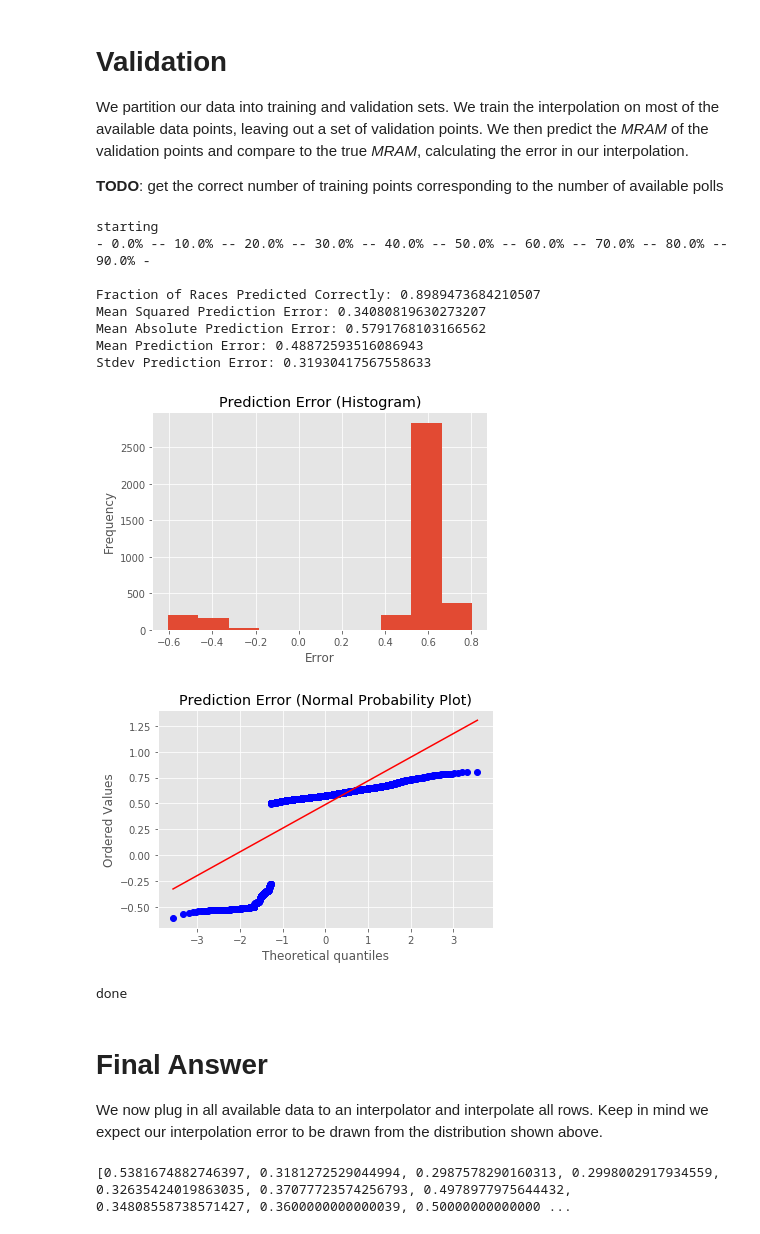
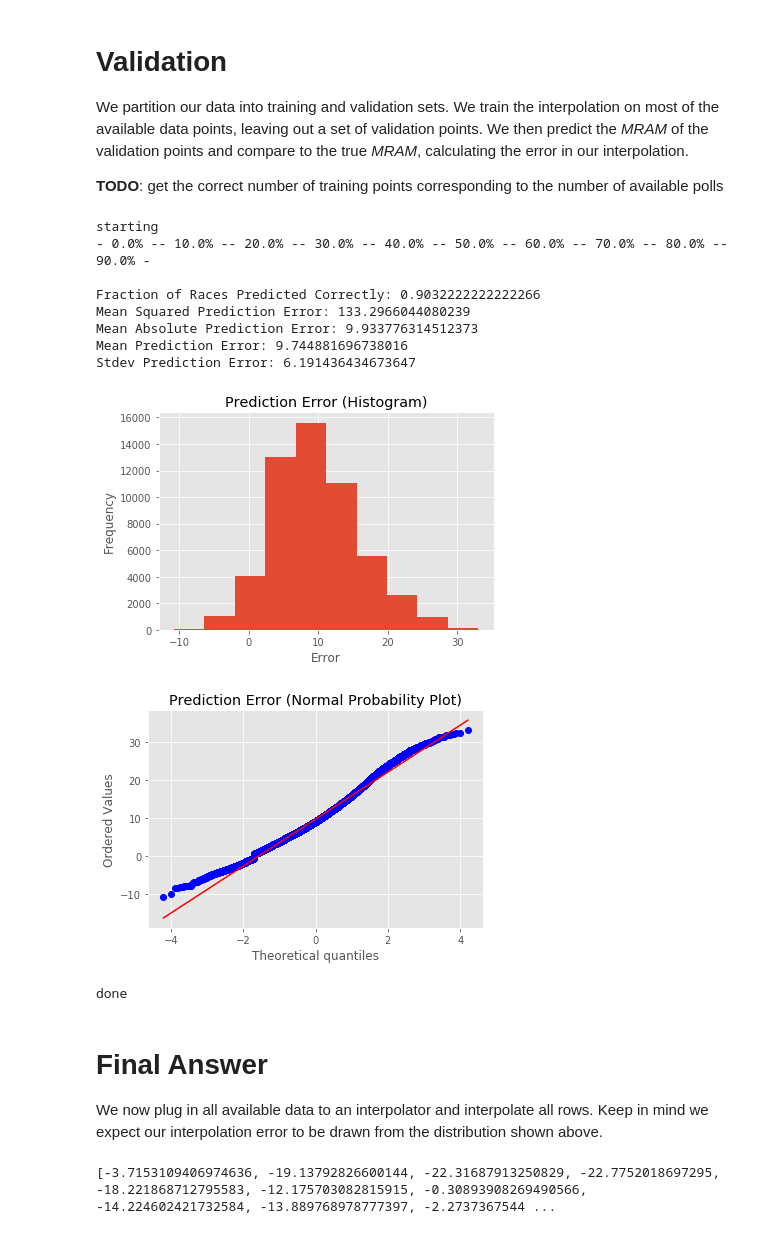
Before and after one commit to rytse/blairvoyance, a Jupyter notebook: interpolator.ipynb, the cells around one changed output. Cells and saved outputs as stored; diff of their text form; code cells hidden in the pictures.

```diff
--- a/interpolator.ipynb
+++ b/interpolator.ipynb
@@ -29,7 +29,7 @@ We will now interpolate real polls based on a large range of input features. We
 # %%
 print('starting')
 
-pp = pd.read_csv('ppoll.csv', header=None)
+pp = pd.read_csv('ppoll_n.csv', header=None)
 df = pd.read_excel('handmod.xlsx', sheet='Sheet 1', header=None)
 
 ins = ['S' + str(rep).zfill(3) for rep in range(df.shape[1])]
@@ -44,7 +44,7 @@ df['MRAM'] = pp.iloc[:,1]
 raw = df.copy(deep=True)
 
 # Drop rows that down have MRAM
-df = df[df['MRAM'] != 999]
+df = df[df['MRAM'] != 0]
 
 print('done')
 # %% [output]
@@ -125,9 +116,9 @@ print('starting')
 totcor = 0
 y_pred_all = []
 y_true_all = []
-N = 200
+N = 1000
 for k in range(N):
-    tidx = [np.random.randint(0, len(df)) for i in range(int(2 * len(df) / 10))]
+    tidx = [np.random.randint(0, len(df)) for i in range(int(5 * len(df) / 10))]
     trows = [df.iloc[idx] for idx in tidx]
     df_train = df.drop(df.index[tidx])
 
@@ -143,42 +134,42 @@ for k in range(N):
     rep = np.array(y_pred) * 0.01 / 2 + 0.5
 #     np.savetxt('out_' + str(k) + '.csv', np.array([rep, y_true]) , delimiter=',')
 
     totcor += sum(correct) / len(y_pred)
     y_pred_all.extend(y_pred)
     y_true_all.extend(correct)
 
-    if k % (N/10) == 0:
-        print('- ' + str(k/N * 100) + '% -', end='')
+    if k % (N / 10) == 0:
+        print('- ' + str(k / N * 100) + '% -', end='')
 
 # This represents the expected rate at which the interpolator correctly predicts the outcome of the race
 print('\n\nFraction of Races Predicted Correctly: ' + str(totcor / N))
 print('Mean Squared Prediction Error: ' + str(mse(y_true_all, y_pred_all)))
 print('Mean Absolute Prediction Error: ' + str(mae(y_true_all, y_pred_all)))
 print('Mean Prediction Error: ' + str(np.mean(np.array(y_true_all) - np.array(y_pred_all))))
 print('Stdev Prediction Error: ' + str(np.std(np.array(y_true_all) - np.array(y_pred_all))))
 
 plt.hist(np.array(y_true_all) - np.array(y_pred_all))
 plt.xlabel('Error')
 plt.ylabel('Frequency')
 plt.title('Prediction Error (Histogram)')
 plt.show()
 
 res = stats.probplot(np.array(y_true_all) - np.array(y_pred_all), plot=plt)
 plt.title('Prediction Error (Normal Probability Plot)')
 plt.show()
 
 print('done')
 # %% [output]
 starting
 - 0.0% -- 10.0% -- 20.0% -- 30.0% -- 40.0% -- 50.0% -- 60.0% -- 70.0% -- 80.0% -- 90.0% -
 
-Fraction of Races Predicted Correctly: 0.8989473684210507
-Mean Squared Prediction Error: 0.34080819630273207
-Mean Absolute Prediction Error: 0.5791768103166562
-Mean Prediction Error: 0.48872593516086943
-Stdev Prediction Error: 0.31930417567558633
+Fraction of Races Predicted Correctly: 0.9032222222222266
+Mean Squared Prediction Error: 133.2966044080239
+Mean Absolute Prediction Error: 9.933776314512373
+Mean Prediction Error: 9.744881696738016
+Stdev Prediction Error: 6.191436434673647
-[figure, old version]
+[figure, new version]
-[figure, old version]
+[figure, new version]
 done
 # %% [markdown]
 # Final Answer
@@ -191,6 +182,6 @@ tidx = range(len(raw))
 trows = [raw.iloc[idx] for idx in tidx]
 y_pred = [float(rbfi(*[row[rep] for rep in ins])) for row in trows]
 print(y_pred)
-np.savetxt('out.csv', np.array(y_pred) * 0.01 / 2 + 0.5, delimiter=',')
+np.savetxt('out.csv', (50 + np.array(y_pred)) / 100, delimiter=',')
 # %% [output]
-[0.5381674882746397, 0.3181272529044994, 0.2987578290160313, 0.2998002917934559, 0.32635424019863035, 0.37077723574256793, 0.4978977975644432, 0.34808558738571427, 0.3600000000000039, 0.50000000000000 ...
+[-3.7153109406974636, -19.13792826600144, -22.31687913250829, -22.7752018697295, -18.221868712795583, -12.175703082815915, -0.30893908269490566, -14.224602421732584, -13.889768978777397, -2.2737367544 ...
```
Also changed, not shown: parts of 1 cell of this notebook, 9 other files.
